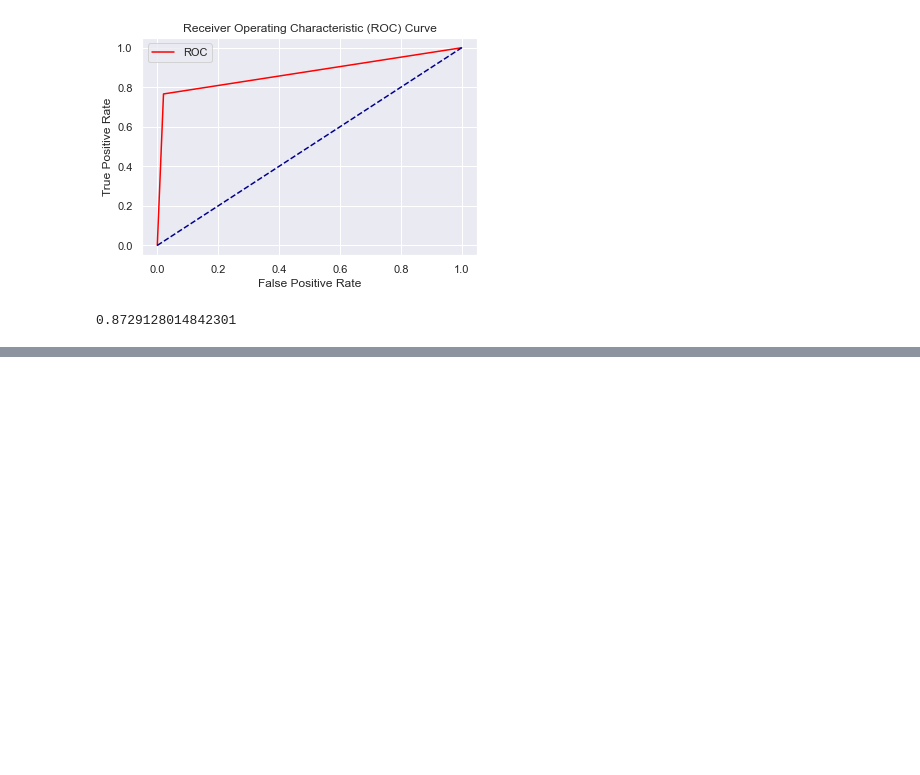
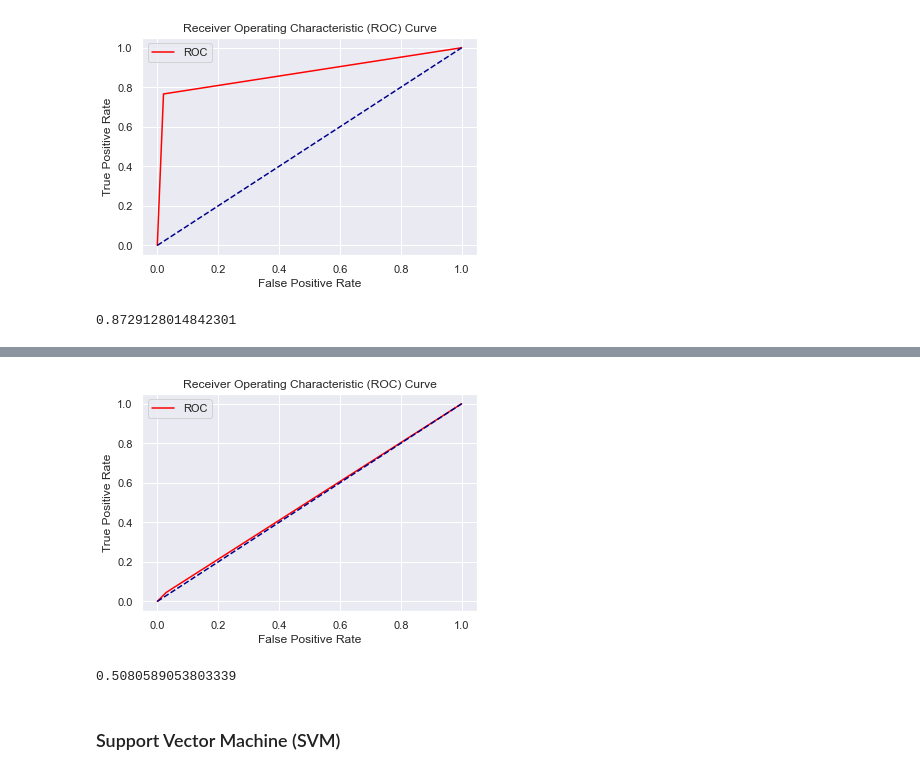
Before and after one commit to joann-balraj/Asteroids-Predicting_Hazardous_or_Not, a Jupyter notebook: Workbook.ipynb, the cells around one changed output, grey strips where cells are left out. Saved outputs shown, nothing was run; the diff lists cells and outputs as text; code cells hidden in the pictures; blank space fills up the shorter version.

```diff
--- a/Workbook.ipynb
+++ b/Workbook.ipynb
@@ -647,0 +647,9 @@ weighted avg       0.74      0.82      0.76       938
+# %%
+fpr, tpr, thresholds = roc_curve(test_y, predictions)
+plot_roc_curve(fpr, tpr)
+roc_auc_score(test_y, predictions)
+# %% [output]
+[figure, added]
+0.5080589053803339
+# %% [markdown]
+### Support Vector Machine (SVM)
```
Also changed, not shown: parts of 11 cells of this notebook.
